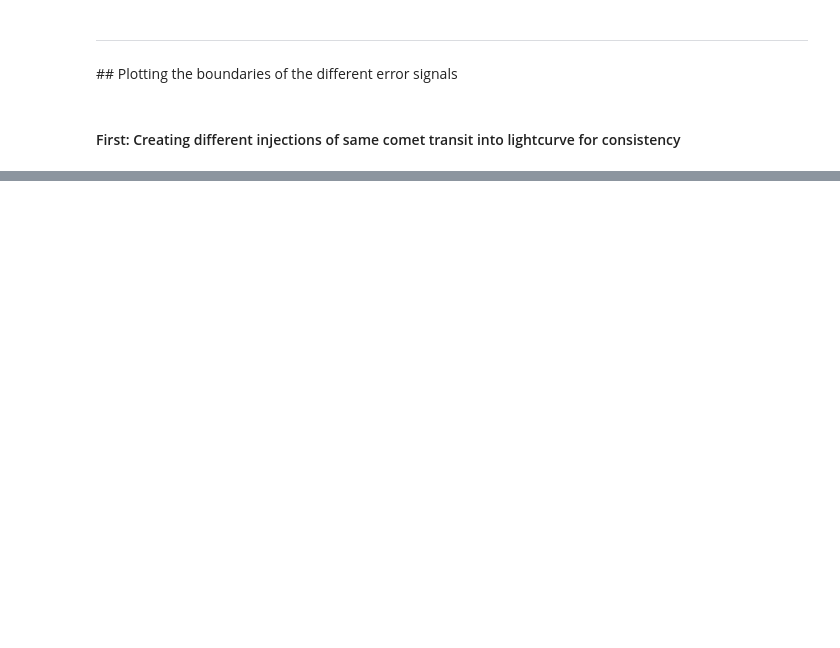
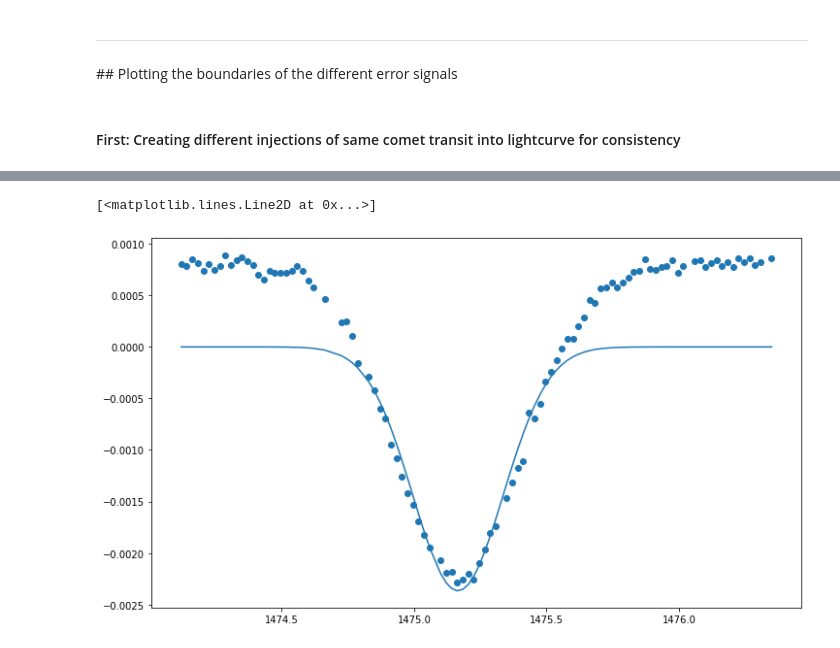
Before and after one commit to azibn/automated_exocomet_hunt, a Jupyter notebook: notebooks/eda/datagap_and_modelfitting.ipynb, the cells around one changed output, grey strips where cells are left out. Cells and saved outputs as stored; diff of their text form; code cells hidden in the pictures; blank space fills up the shorter version.

```diff
--- a/notebooks/eda/datagap_and_modelfitting.ipynb
+++ b/notebooks/eda/datagap_and_modelfitting.ipynb
@@ -193,0 +274,2 @@ asym, amplitude, width, skewness, skewness_error, depth, info, fits = calc_shape
+# %%
+lc4 = lc2[220:320]
@@ -193,0 +278,2 @@ asym, amplitude, width, skewness, skewness_error, depth, info, fits = calc_shape
+# %%
+params_skew, pcov_skew = skewed_gaussian_curve_fit(lc4['time'],-normalise_flux(lc4['corrected flux']),lc4['flux error'])
@@ -193,0 +286,8 @@ asym, amplitude, width, skewness, skewness_error, depth, info, fits = calc_shape
+# %%
+fit = -skewed_gaussian(lc4['time'],*params_skew)
+# %%
+plt.scatter(lc4['time'],normalise_flux(lc4['corrected flux']))
+plt.plot(lc4['time'],fit)
+# %% [output]
+[<matplotlib.lines.Line2D at 0x...>]
+[figure, added]
```
Also changed, not shown: parts of 14 cells of this notebook, 5 other files.
